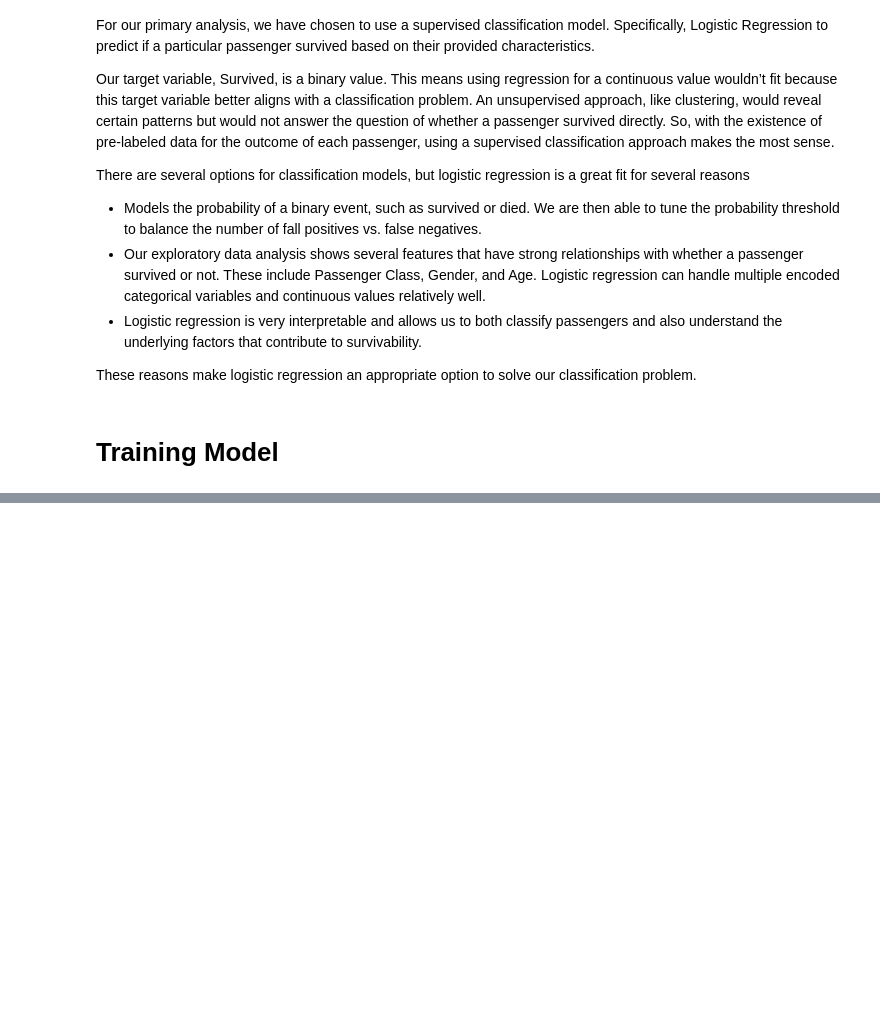
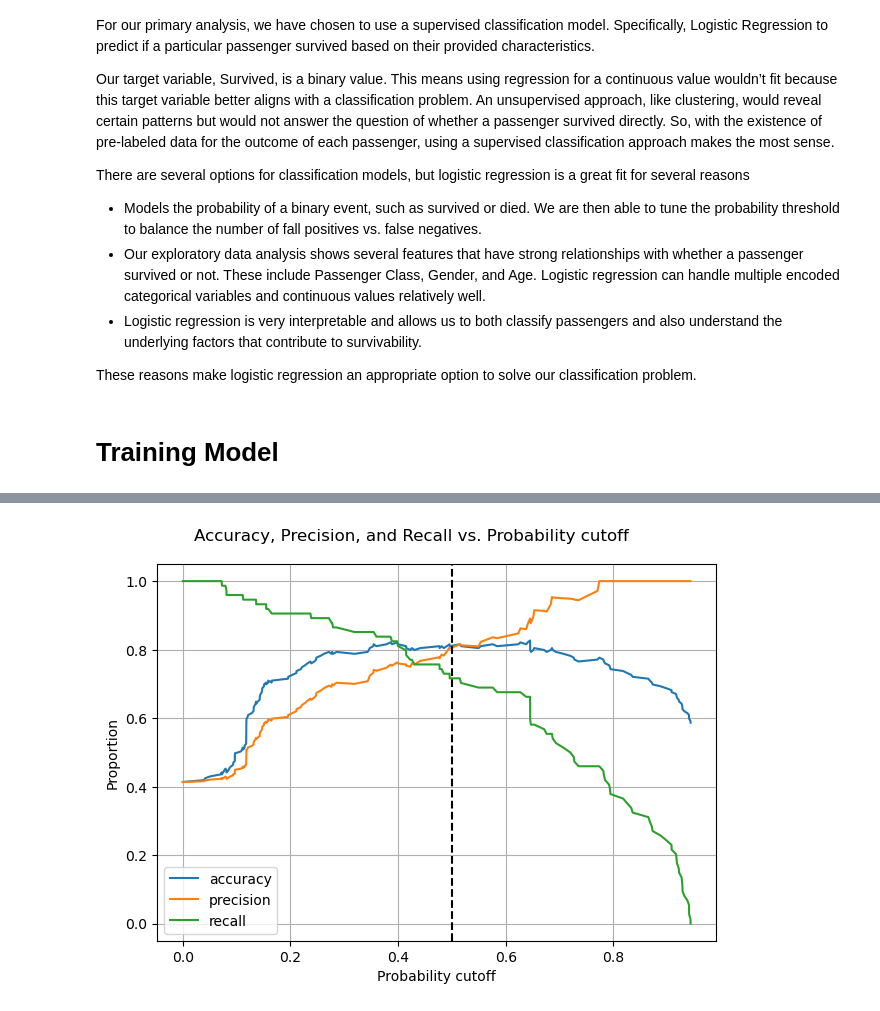
Before and after one commit to ashiqur0421/CMSC320_Group_Project, a Jupyter notebook: project.ipynb, the cells around one changed output, grey strips where cells are left out. Drawn from its saved outputs; the diff is of its cells as text; code cells hidden in the pictures; blank space fills up the shorter version.

```diff
--- a/project.ipynb
+++ b/project.ipynb
@@ -454,0 +496,17 @@ NameError: name 'accuracy_score' is not defined
+# %%
+accuracy = (tp + tn) / len(X_test)
+precision = tp / (tp + fp)
+recall = tp / (tp + fn)
+fig, ax = plt.subplots()
+ax.plot(cutoff, accuracy, label="accuracy")
+ax.plot(cutoff, precision, label="precision")
+ax.plot(cutoff, recall, label="recall")
+ax.axvline(0.5, c = 'k', ls="--")
+ax.set_xlabel("Probability cutoff")
+ax.set_ylabel("Proportion")
+fig.suptitle("Accuracy, Precision, and Recall vs. Probability cutoff")
+ax.grid()
+ax.legend()
+fig.tight_layout()
+# %% [output]
+[figure, added]
```
Also changed, not shown: parts of 8 cells of this notebook.
